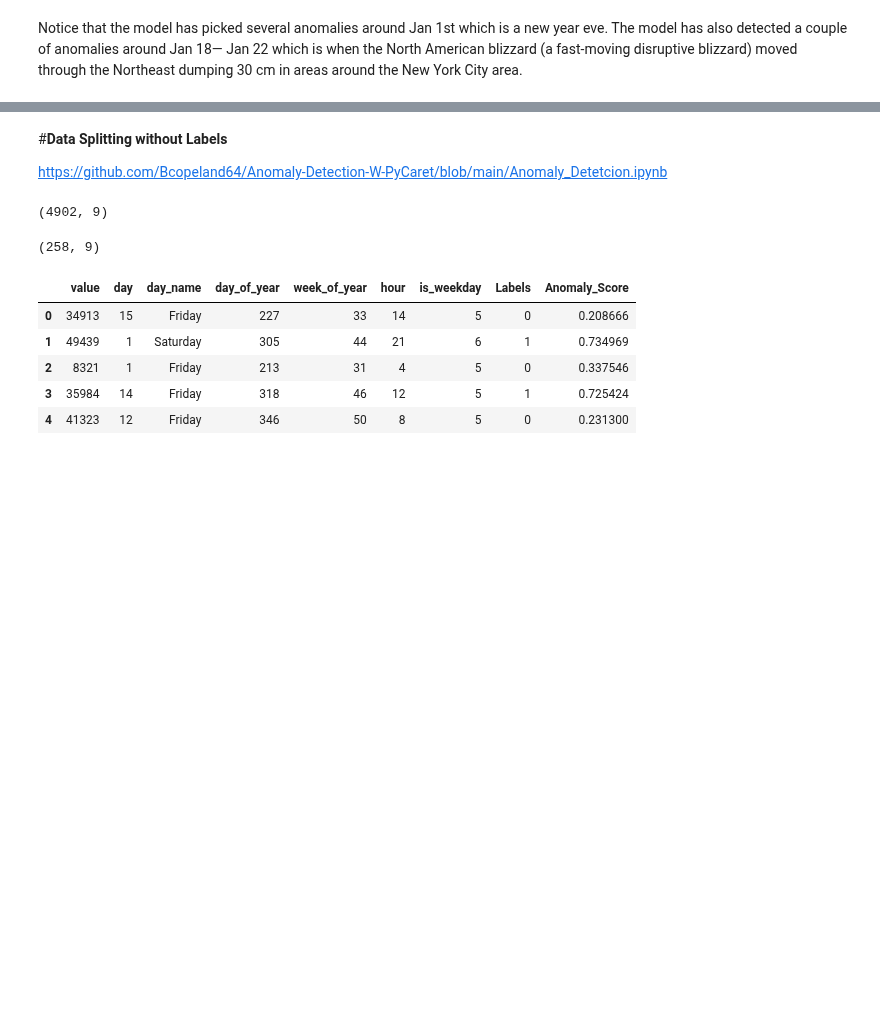
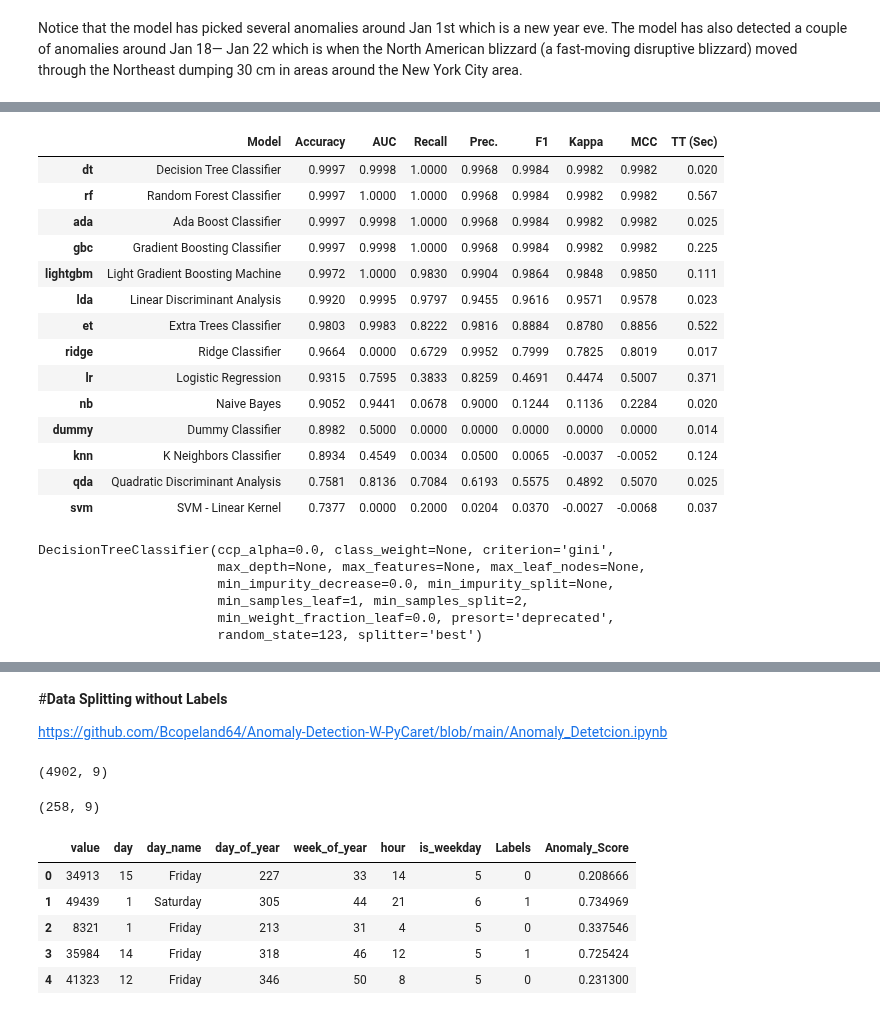
Before and after one commit to myconcordia/A2I2, a Jupyter notebook: Time_Series_Anomaly_Detection.ipynb, the cells around one changed output, grey strips where cells are left out. Saved outputs shown, nothing was run; the diff lists cells and outputs as text; code cells hidden in the pictures; blank space fills up the shorter version.

```diff
--- a/Time_Series_Anomaly_Detection.ipynb
+++ b/Time_Series_Anomaly_Detection.ipynb
@@ -267,0 +307,24 @@ train_data['value']
+# %%
+compare_models()
+# %% [output]
+|  | Model | Accuracy | AUC | Recall | Prec. | F1 | Kappa | MCC | TT (Sec) |
+| dt | Decision Tree Classifier | 0.9997 | 0.9998 | 1.0000 | 0.9968 | 0.9984 | 0.9982 | 0.9982 | 0.020 |
+| rf | Random Forest Classifier | 0.9997 | 1.0000 | 1.0000 | 0.9968 | 0.9984 | 0.9982 | 0.9982 | 0.567 |
+| ada | Ada Boost Classifier | 0.9997 | 0.9998 | 1.0000 | 0.9968 | 0.9984 | 0.9982 | 0.9982 | 0.025 |
+| gbc | Gradient Boosting Classifier | 0.9997 | 0.9998 | 1.0000 | 0.9968 | 0.9984 | 0.9982 | 0.9982 | 0.225 |
+| lightgbm | Light Gradient Boosting Machine | 0.9972 | 1.0000 | 0.9830 | 0.9904 | 0.9864 | 0.9848 | 0.9850 | 0.111 |
+| lda | Linear Discriminant Analysis | 0.9920 | 0.9995 | 0.9797 | 0.9455 | 0.9616 | 0.9571 | 0.9578 | 0.023 |
+| et | Extra Trees Classifier | 0.9803 | 0.9983 | 0.8222 | 0.9816 | 0.8884 | 0.8780 | 0.8856 | 0.522 |
+| ridge | Ridge Classifier | 0.9664 | 0.0000 | 0.6729 | 0.9952 | 0.7999 | 0.7825 | 0.8019 | 0.017 |
+| lr | Logistic Regression | 0.9315 | 0.7595 | 0.3833 | 0.8259 | 0.4691 | 0.4474 | 0.5007 | 0.371 |
+| nb | Naive Bayes | 0.9052 | 0.9441 | 0.0678 | 0.9000 | 0.1244 | 0.1136 | 0.2284 | 0.020 |
+| dummy | Dummy Classifier | 0.8982 | 0.5000 | 0.0000 | 0.0000 | 0.0000 | 0.0000 | 0.0000 | 0.014 |
+| knn | K Neighbors Classifier | 0.8934 | 0.4549 | 0.0034 | 0.0500 | 0.0065 | -0.0037 | -0.0052 | 0.124 |
+| qda | Quadratic Discriminant Analysis | 0.7581 | 0.8136 | 0.7084 | 0.6193 | 0.5575 | 0.4892 | 0.5070 | 0.025 |
+| svm | SVM - Linear Kernel | 0.7377 | 0.0000 | 0.2000 | 0.0204 | 0.0370 | -0.0027 | -0.0068 | 0.037 |
+DecisionTreeClassifier(ccp_alpha=0.0, class_weight=None, criterion='gini',
+                       max_depth=None, max_features=None, max_leaf_nodes=None,
+                       min_impurity_decrease=0.0, min_impurity_split=None,
+                       min_samples_leaf=1, min_samples_split=2,
+                       min_weight_fraction_leaf=0.0, presort='deprecated',
+                       random_state=123, splitter='best')
```
Also changed, not shown: parts of 18 cells of this notebook.
